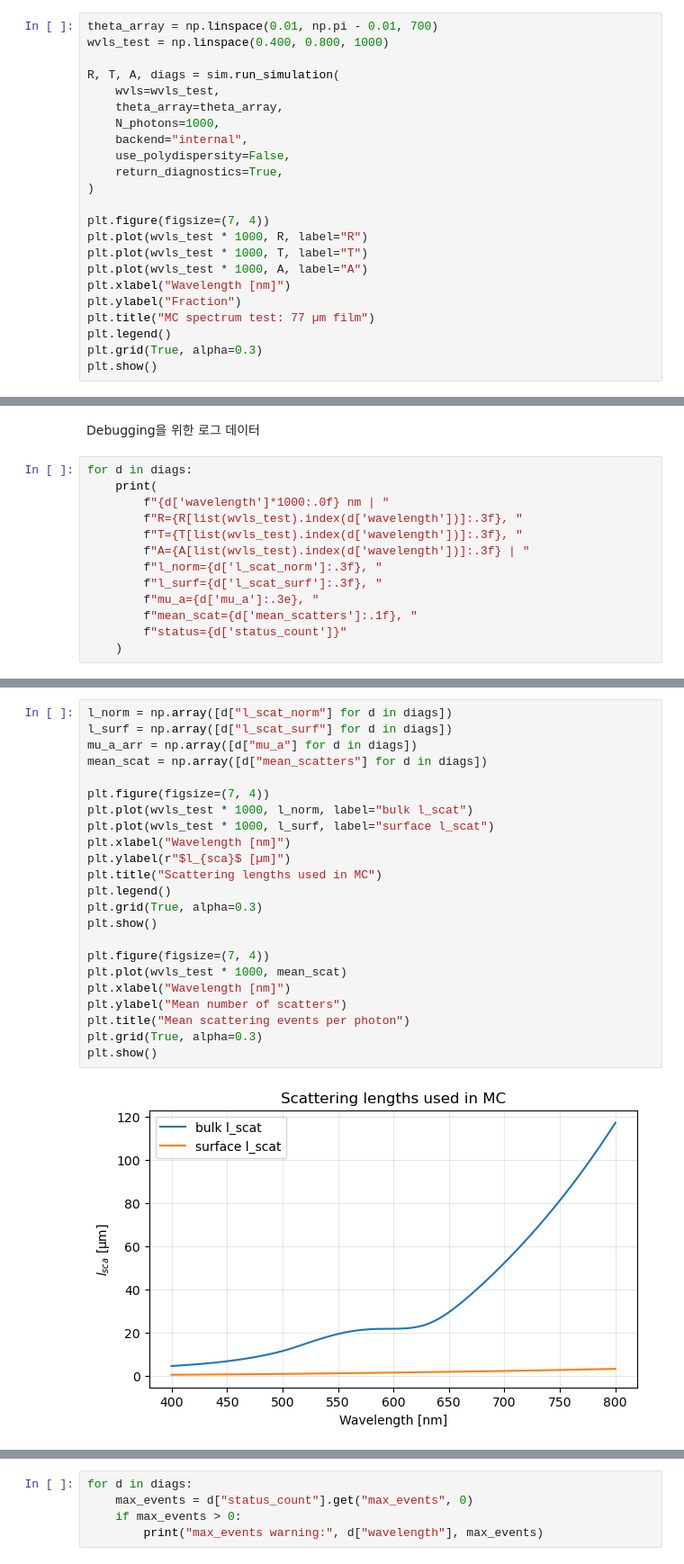
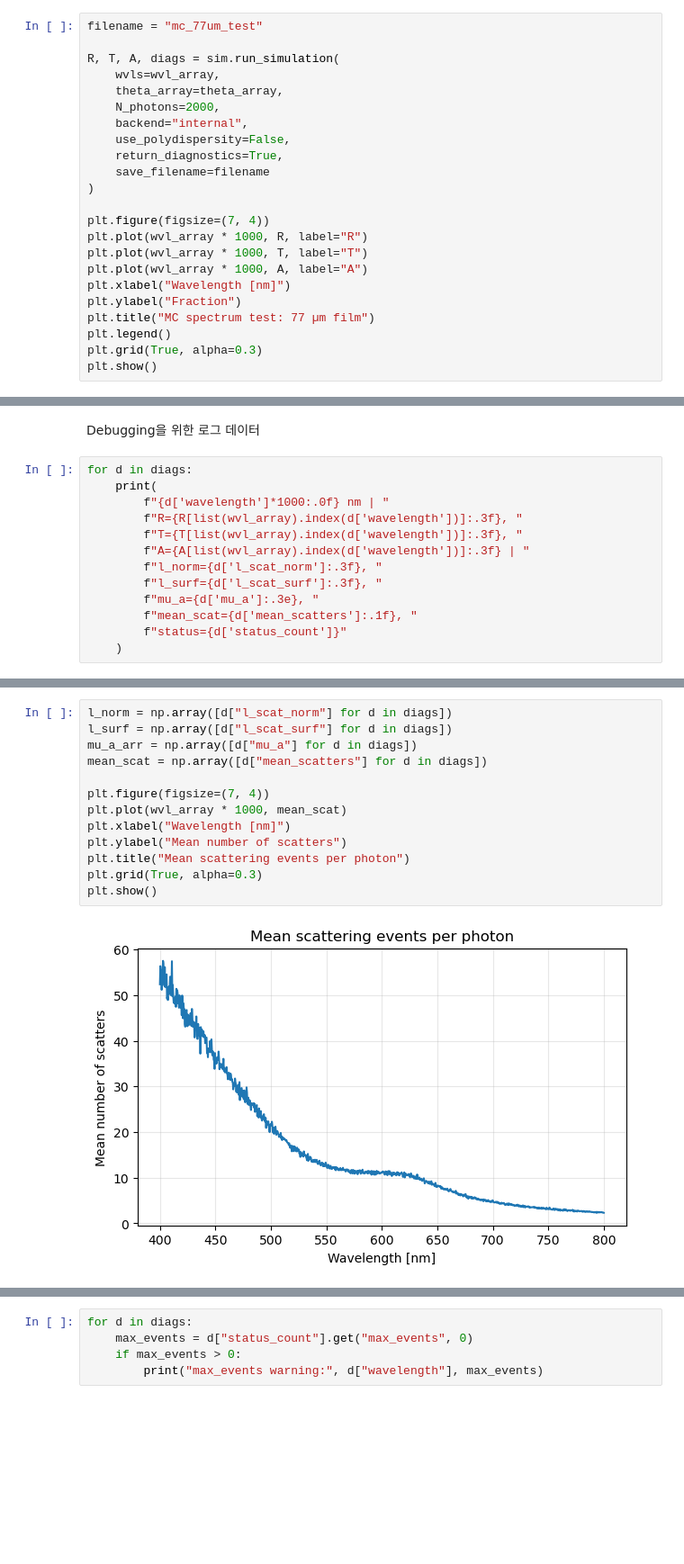
Before and after one commit to Jaehun-Kim-Brian/MonteCarloPhG, a Jupyter notebook: sim_class_valid.ipynb, the cells around one changed output, grey strips where cells are left out. Shown at 90% size. Saved outputs shown, nothing was run; the diff lists cells and outputs as text; blank space fills up the shorter version.

```diff
--- a/sim_class_valid.ipynb
+++ b/sim_class_valid.ipynb
@@ -647,22 +681,22 @@ ratio surf/norm = 0.027481837644663915
 # %% [markdown]
 ### 전 파장 시뮬레이션
 # %%
-theta_array = np.linspace(0.01, np.pi - 0.01, 700)
-wvls_test = np.linspace(0.400, 0.800, 1000)
+filename = "mc_77um_test"
 
 R, T, A, diags = sim.run_simulation(
-    wvls=wvls_test,
+    wvls=wvl_array,
     theta_array=theta_array,
-    N_photons=1000,
+    N_photons=2000,
     backend="internal",
     use_polydispersity=False,
     return_diagnostics=True,
+    save_filename=filename
 )
 
 plt.figure(figsize=(7, 4))
-plt.plot(wvls_test * 1000, R, label="R")
-plt.plot(wvls_test * 1000, T, label="T")
-plt.plot(wvls_test * 1000, A, label="A")
+plt.plot(wvl_array * 1000, R, label="R")
+plt.plot(wvl_array * 1000, T, label="T")
+plt.plot(wvl_array * 1000, A, label="A")
 plt.xlabel("Wavelength [nm]")
 plt.ylabel("Fraction")
 plt.title("MC spectrum test: 77 µm film")
@@ -690,9 +712,9 @@ Debugging을 위한 로그 데이터
 for d in diags:
     print(
         f"{d['wavelength']*1000:.0f} nm | "
-        f"R={R[list(wvls_test).index(d['wavelength'])]:.3f}, "
-        f"T={T[list(wvls_test).index(d['wavelength'])]:.3f}, "
-        f"A={A[list(wvls_test).index(d['wavelength'])]:.3f} | "
+        f"R={R[list(wvl_array).index(d['wavelength'])]:.3f}, "
+        f"T={T[list(wvl_array).index(d['wavelength'])]:.3f}, "
+        f"A={A[list(wvl_array).index(d['wavelength'])]:.3f} | "
         f"l_norm={d['l_scat_norm']:.3f}, "
         f"l_surf={d['l_scat_surf']:.3f}, "
         f"mu_a={d['mu_a']:.3e}, "
@@ -720,25 +742,15 @@ for d in diags:
 # %%
 l_norm = np.array([d["l_scat_norm"] for d in diags])
 l_surf = np.array([d["l_scat_surf"] for d in diags])
 mu_a_arr = np.array([d["mu_a"] for d in diags])
 mean_scat = np.array([d["mean_scatters"] for d in diags])
 
 plt.figure(figsize=(7, 4))
-plt.plot(wvls_test * 1000, l_norm, label="bulk l_scat")
-plt.plot(wvls_test * 1000, l_surf, label="surface l_scat")
-plt.xlabel("Wavelength [nm]")
-plt.ylabel(r"$l_{sca}$ [µm]")
-plt.title("Scattering lengths used in MC")
-plt.legend()
-plt.grid(True, alpha=0.3)
-plt.show()
-
-plt.figure(figsize=(7, 4))
-plt.plot(wvls_test * 1000, mean_scat)
+plt.plot(wvl_array * 1000, mean_scat)
 plt.xlabel("Wavelength [nm]")
 plt.ylabel("Mean number of scatters")
 plt.title("Mean scattering events per photon")
 plt.grid(True, alpha=0.3)
 plt.show()
 # %% [output]
-[figure, old version]
+[figure, new version]
```
Also changed, not shown: parts of 27 cells of this notebook, 2 other files.
